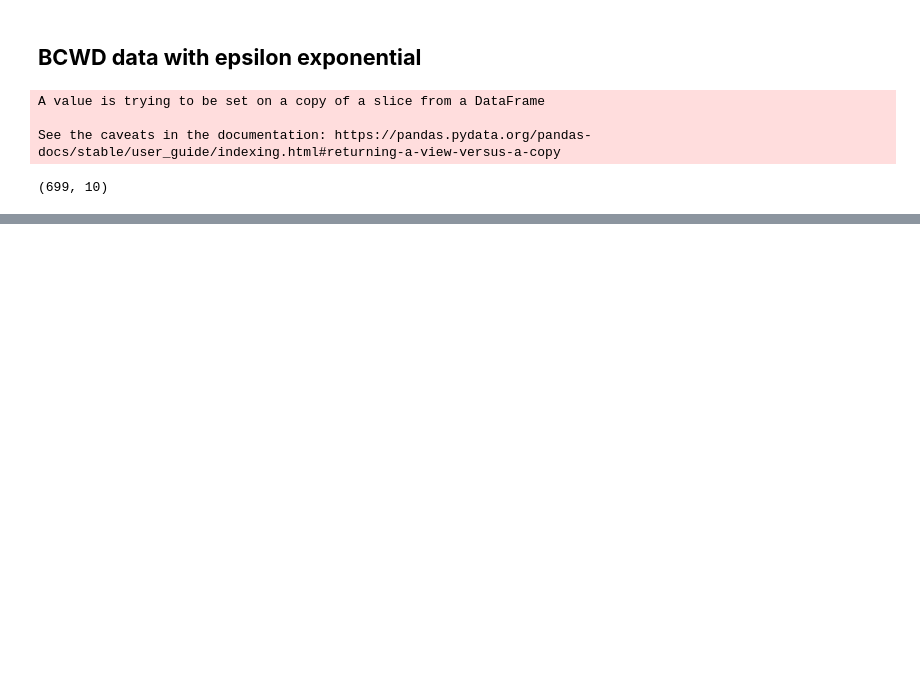
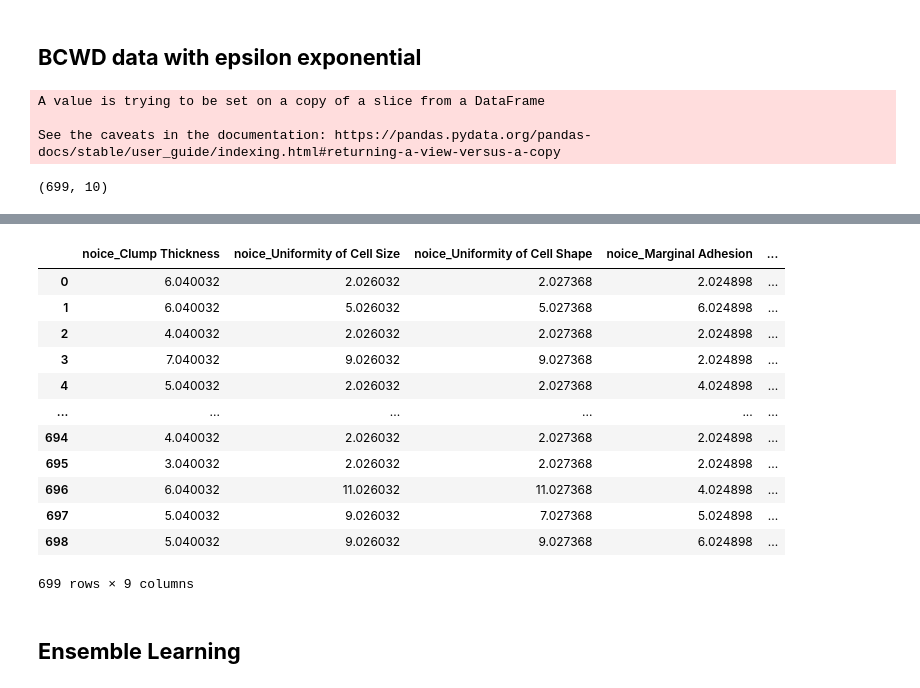
Before and after one commit to Rakib-Ul-Haque/Differential_Privacy, a Jupyter notebook: Differential_privacy_BCWD.ipynb, the cells around one changed output, grey strips where cells are left out. Cells and saved outputs as stored; diff of their text form; code cells hidden in the pictures; blank space fills up the shorter version.

```diff
--- a/Differential_privacy_BCWD.ipynb
+++ b/Differential_privacy_BCWD.ipynb
@@ -695,15 +695,15 @@ sdf
 ep=0.1
 delta=0.5
 # calibrateAnalyticGaussianMechanism(ep, delta, )
-Laplacian_noise1 = calibrateAnalyticGaussianMechanism(ep, delta,(np.std(df["Clump Thickness"])/df["Clump Thickness"].mean()))
-Laplacian_noise2 = calibrateAnalyticGaussianMechanism(ep, delta,(np.std(df["Uniformity of Cell Size"])/df["Uniformity of Cell Size"].mean()))
-Laplacian_noise3 = calibrateAnalyticGaussianMechanism(ep, delta,(np.std(df["Uniformity of Cell Shape"])/df["Uniformity of Cell Shape"].mean()))
-Laplacian_noise4 = calibrateAnalyticGaussianMechanism(ep, delta,(np.std(df["Marginal Adhesion"])/df["Marginal Adhesion"].mean()))
-Laplacian_noise5 = calibrateAnalyticGaussianMechanism(ep, delta,(np.std(df["Single Epithelial Cell Size"])/df["Single Epithelial Cell Size"].mean()))
-Laplacian_noise6 = calibrateAnalyticGaussianMechanism(ep, delta,(np.std(df["Bare Nuclei"])/df["Bare Nuclei"].mean()))
-Laplacian_noise7 = calibrateAnalyticGaussianMechanism(ep, delta,(np.std(df["Bland Chromatin"])/df["Bland Chromatin"].mean()))
-Laplacian_noise8 = calibrateAnalyticGaussianMechanism(ep, delta,(np.std(df["Normal Nucleoli"])/df["Normal Nucleoli"].mean()))
-Laplacian_noise9 = calibrateAnalyticGaussianMechanism(ep, delta,(np.std(df["Mitoses"])/df["Mitoses"].mean()))
+Laplacian_noise1 = exponential(ep, delta,(np.std(df["Clump Thickness"])/df["Clump Thickness"].mean()))
+Laplacian_noise2 = exponential(ep, delta,(np.std(df["Uniformity of Cell Size"])/df["Uniformity of Cell Size"].mean()))
+Laplacian_noise3 = exponential(ep, delta,(np.std(df["Uniformity of Cell Shape"])/df["Uniformity of Cell Shape"].mean()))
+Laplacian_noise4 = exponential(ep, delta,(np.std(df["Marginal Adhesion"])/df["Marginal Adhesion"].mean()))
+Laplacian_noise5 = exponential(ep, delta,(np.std(df["Single Epithelial Cell Size"])/df["Single Epithelial Cell Size"].mean()))
+Laplacian_noise6 = exponential(ep, delta,(np.std(df["Bare Nuclei"])/df["Bare Nuclei"].mean()))
+Laplacian_noise7 = exponential(ep, delta,(np.std(df["Bland Chromatin"])/df["Bland Chromatin"].mean()))
+Laplacian_noise8 = exponential(ep, delta,(np.std(df["Normal Nucleoli"])/df["Normal Nucleoli"].mean()))
+Laplacian_noise9 = exponential(ep, delta,(np.std(df["Mitoses"])/df["Mitoses"].mean()))
 # %%
 noisydata1 = data1 + Laplacian_noise1
 noisydata2 = data2 + Laplacian_noise2
@@ -741,3 +741,21 @@ df["noice_Normal Nucleoli"]=df["Normal Nucleoli"].map(d8)
 df["noice_Mitoses"]=df["Mitoses"].map(d9)
 # %%
 df=df.drop(["Clump Thickness", "Uniformity of Cell Size", "Uniformity of Cell Shape", "Marginal Adhesion","Single Epithelial Cell Size", "Bare Nuclei", "Bland Chromatin", "Normal Nucleoli", "Mitoses"], axis=1)
+# %%
+df
+# %% [output]
+|  | noice_Clump Thickness | noice_Uniformity of Cell Size | noice_Uniformity of Cell Shape | noice_Marginal Adhesion | ... |
+| 0 | 6.040032 | 2.026032 | 2.027368 | 2.024898 | ... |
+| 1 | 6.040032 | 5.026032 | 5.027368 | 6.024898 | ... |
+| 2 | 4.040032 | 2.026032 | 2.027368 | 2.024898 | ... |
+| 3 | 7.040032 | 9.026032 | 9.027368 | 2.024898 | ... |
+| 4 | 5.040032 | 2.026032 | 2.027368 | 4.024898 | ... |
+| ... | ... | ... | ... | ... | ... |
+| 694 | 4.040032 | 2.026032 | 2.027368 | 2.024898 | ... |
+| 695 | 3.040032 | 2.026032 | 2.027368 | 2.024898 | ... |
+| 696 | 6.040032 | 11.026032 | 11.027368 | 4.024898 | ... |
+| 697 | 5.040032 | 9.026032 | 7.027368 | 5.024898 | ... |
+| 698 | 5.040032 | 9.026032 | 9.027368 | 6.024898 | ... |
+699 rows × 9 columns
+# %% [markdown]
+## **Ensemble Learning**
```
Also changed, not shown: parts of 1 cell of this notebook.
